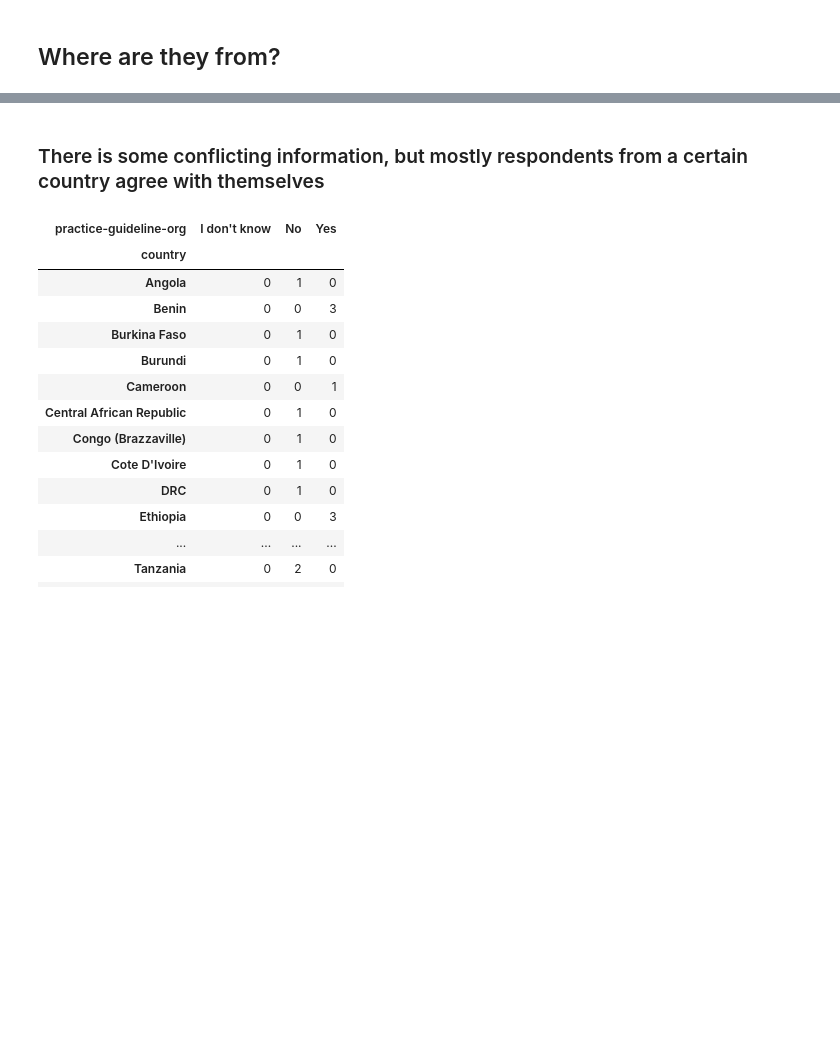
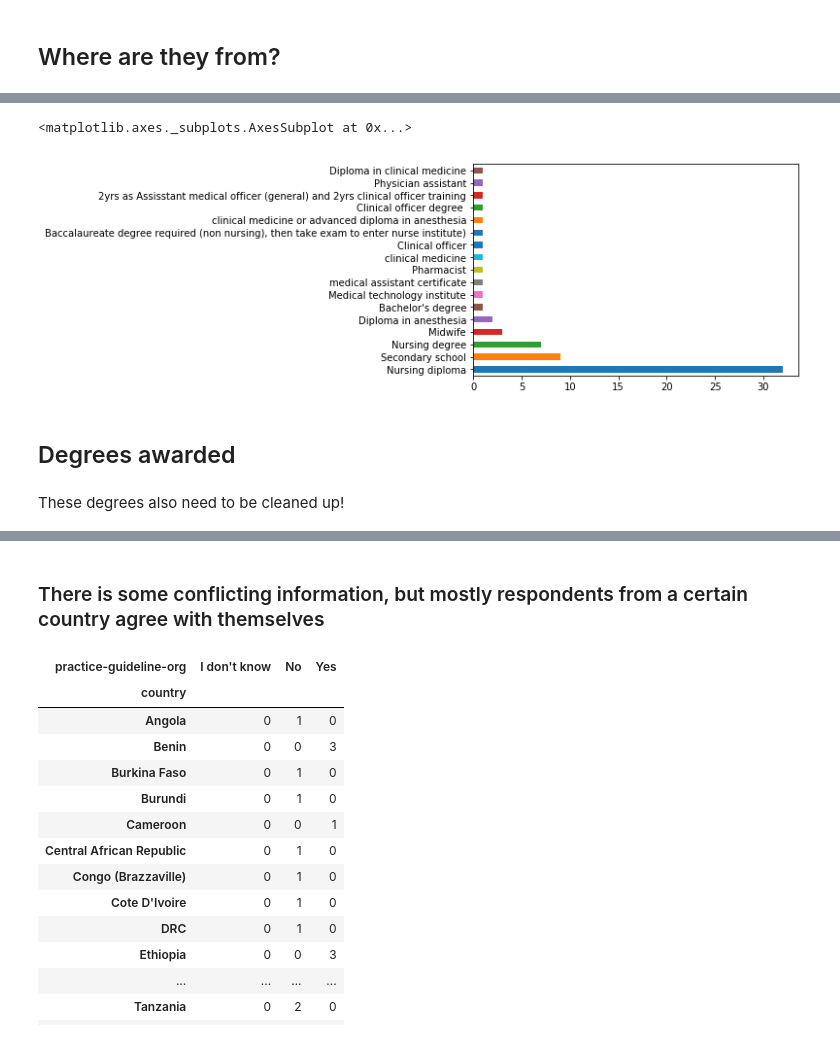
Before and after one commit to lawtj/npa, a Jupyter notebook: npa data.ipynb, the cells around one changed output, grey strips where cells are left out. Cells and saved outputs as stored; diff of their text form; code cells hidden in the pictures; blank space fills up the shorter version.

```diff
--- a/npa data.ipynb
+++ b/npa data.ipynb
@@ -90,0 +23,16 @@ ps = df[df.degree == 'phys']
+# %%
+import numpy as np
+import pandas as pd
+import seaborn as sb
+import matplotlib.pyplot as plt
+
+df = pd.read_csv('npadata.csv') #main sheet, combined with AAAC
+ms = pd.read_csv('manualsynthesis.csv') #manual synthesis sheet, for core requirements analysis
+    # create a variable called 'type' that is binary, physicians or nonphysicians
+ms['type'] = np.where(ms['degree'] !='Physician specialist', 'Nonphysicians', 'Physicians')
+msnpa = ms[ms['requirements'] != 'Medical school'] #dataframe with only NPAs
+
+
+from IPython.core.display import display, HTML
+display(HTML("<style>.container { width:75% !important; }</style>"))
+pd.options.display.max_rows = 999
@@ -354,0 +168,13 @@ Text(0.5,1,'Mean duration of training, by degree given')
+# %%
+# join the various requirements column into one long series
+t1 = ms['requirements']
+t1b = ms['requirements1']
+t1c = ms['requirements2']
+t1 = pd.concat([t1,t1b,t1c])
+t1 = t1[t1 != 'Medical school'] #remove medical school from the list
+
+#make a table with percents
+t2 = t1.value_counts()
+t3 = t1.value_counts(normalize=True)
+t4 = pd.concat([t2,t3], axis=1)
+t4
@@ -354,0 +200,10 @@ Text(0.5,1,'Mean duration of training, by degree given')
+# %%
+t2.plot(kind='barh')
+# %% [output]
+<matplotlib.axes._subplots.AxesSubplot at 0x...>
+[figure, added]
+# %% [markdown]
+## Degrees awarded
+# %% [markdown]
+<div class="burk">
+These degrees also need to be cleaned up!</div><i class="fa fa-lightbulb-o "></i>
```
Also changed, not shown: parts of 118 cells of this notebook.
